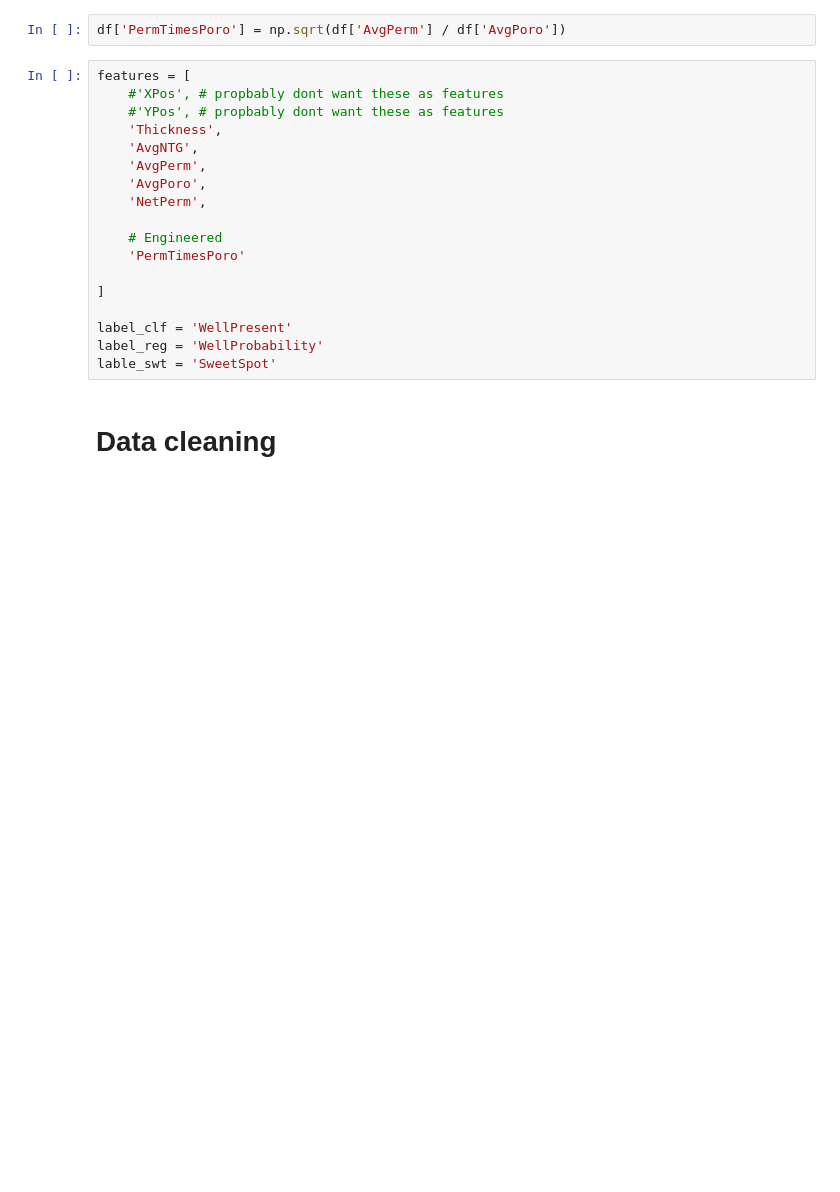
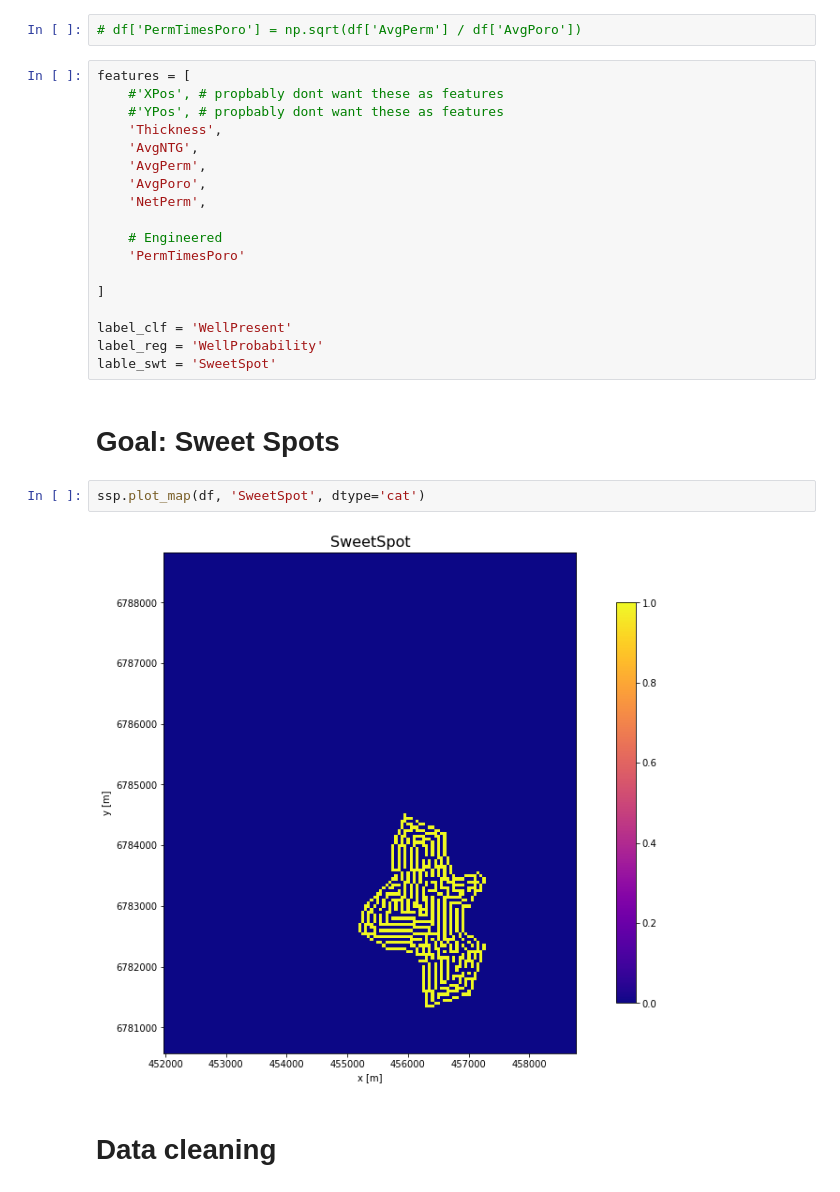
Before and after one commit to Nozziel/OGA2018_SweetSpotPrediction, a Jupyter notebook: Notebooks/01 Data Preperation.ipynb, the cells around one changed output. Drawn from its saved outputs; the diff is of its cells as text; blank space fills up the shorter version.

```diff
--- a/Notebooks/01 Data Preperation.ipynb
+++ b/Notebooks/01 Data Preperation.ipynb
@@ -112,7 +109,7 @@ dtype: object
 # %% [markdown]
         # Feature engineering
 # %%
-df['PermTimesPoro'] = np.sqrt(df['AvgPerm'] / df['AvgPoro'])
+# df['PermTimesPoro'] = np.sqrt(df['AvgPerm'] / df['AvgPoro'])
 # %%
 features = [
     #'XPos', # propbably dont want these as features
@@ -131,6 +128,12 @@ features = [
 label_clf = 'WellPresent'
 label_reg = 'WellProbability'
 lable_swt = 'SweetSpot'
+# %% [markdown]
+# Goal: Sweet Spots
+# %%
+ssp.plot_map(df, 'SweetSpot', dtype='cat')
+# %% [output]
+[figure, added]
 # %% [markdown]
 # Data cleaning
 # %%
```
Also changed, not shown: parts of 1 cell of this notebook, 1 other file.
